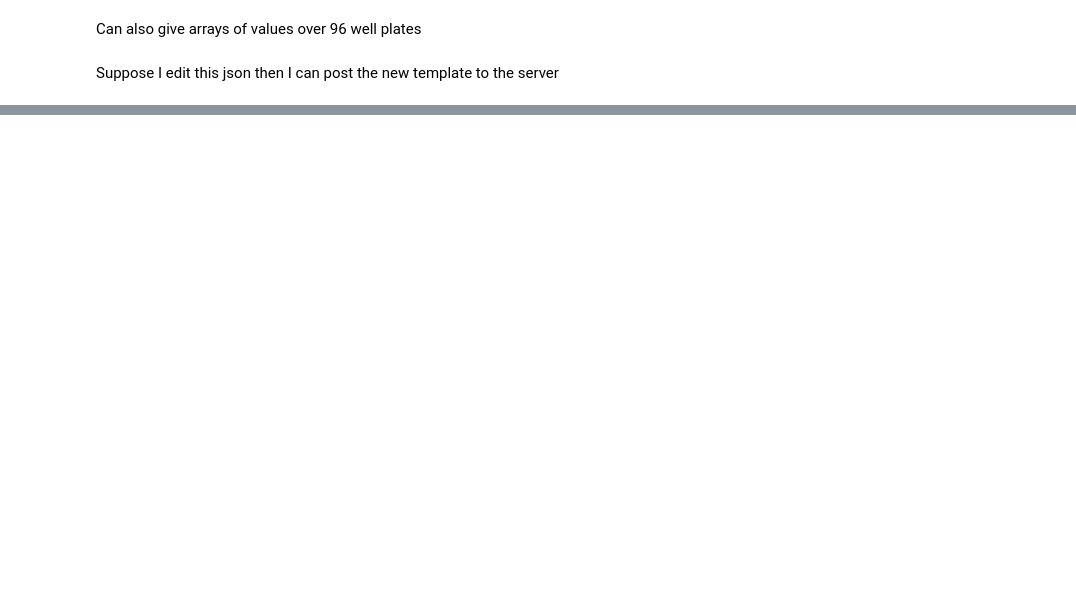
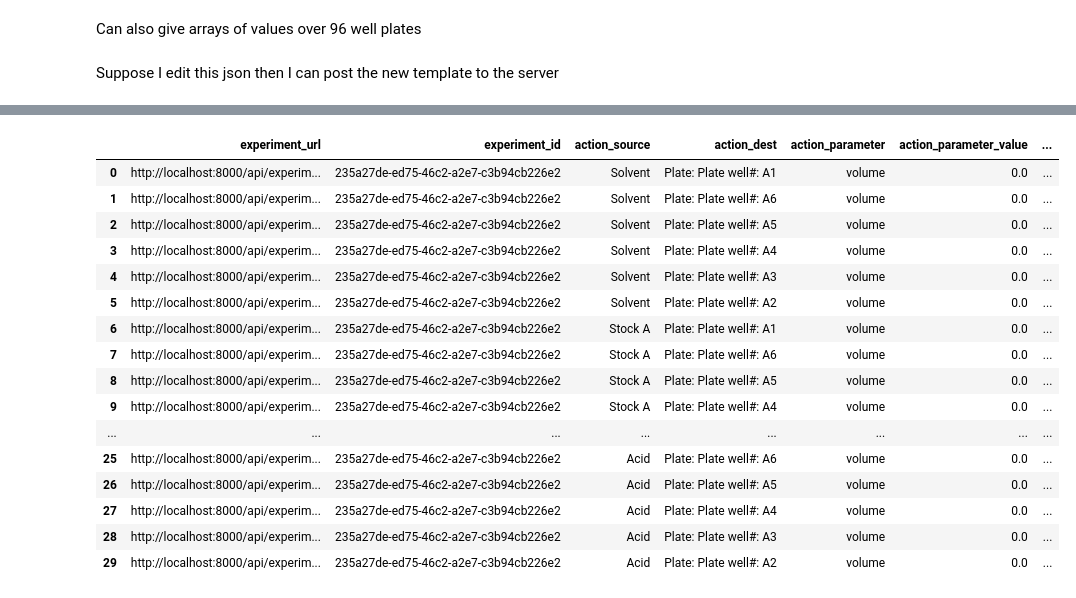
Before and after one commit to darkreactions/ESCALATE, a Jupyter notebook: demonstrations/REST_API_DEMO.ipynb, the cells around one changed output, grey strips where cells are left out. Saved outputs shown, nothing was run; the diff lists cells and outputs as text; code cells hidden in the pictures; blank space fills up the shorter version.

```diff
--- a/demonstrations/REST_API_DEMO.ipynb
+++ b/demonstrations/REST_API_DEMO.ipynb
@@ -517,0 +581,4 @@ This experiment then appears in the experiment queue. The experimentalist is not
+# %%
+%%time
+new_experiment_json = get_data('experiment/' + resp['new_experiment_created'].split('/')[-2],
+                                {'expand': 'workflow.step.workflow_object.action.parameter'}) # expanding deeply nested fields is somewhat slow
@@ -517,0 +590,46 @@ This experiment then appears in the experiment queue. The experimentalist is not
+# %%
+experiment_json = [new_experiment_json]
+# %%
+def experiment_json_to_df(experiment_json):
+    result = []
+    for e in experiment_json:
+        for workflow in e['workflow']:
+            if 'Dispense' not in workflow['description']:
+                    continue
+            for step in workflow['step']:
+                action = step['workflow_object']['action']
+                for parameter in action['parameter']:
+                    result.append(
+                        dict(
+                            experiment_url         = e['url'],
+                            experiment_id          = e['url'].split('/')[-2],
+                            action_source          = action['source_material_description'],
+                            action_dest            = action['destination_material_description'],
+                            action_parameter       = parameter['parameter_def_description'],
+                            action_parameter_value = float(parameter['parameter_val_nominal']['value']),
+                            action_parameter_unit  = parameter['parameter_val_nominal']['unit']
+                            )
+                        )
+    return pd.DataFrame(result)
+# %%
+results = experiment_json_to_df(experiment_json)
+# %%
+results
+# %% [output]
+|  | experiment_url | experiment_id | action_source | action_dest | action_parameter | action_parameter_value | ... |
+| 0 | http://localhost:8000/api/experim... | 235a27de-ed75-46c2-a2e7-c3b94cb226e2 | Solvent | Plate: Plate well#: A1 | volume | 0.0 | ... |
+| 1 | http://localhost:8000/api/experim... | 235a27de-ed75-46c2-a2e7-c3b94cb226e2 | Solvent | Plate: Plate well#: A6 | volume | 0.0 | ... |
+| 2 | http://localhost:8000/api/experim... | 235a27de-ed75-46c2-a2e7-c3b94cb226e2 | Solvent | Plate: Plate well#: A5 | volume | 0.0 | ... |
+| 3 | http://localhost:8000/api/experim... | 235a27de-ed75-46c2-a2e7-c3b94cb226e2 | Solvent | Plate: Plate well#: A4 | volume | 0.0 | ... |
+| 4 | http://localhost:8000/api/experim... | 235a27de-ed75-46c2-a2e7-c3b94cb226e2 | Solvent | Plate: Plate well#: A3 | volume | 0.0 | ... |
+| 5 | http://localhost:8000/api/experim... | 235a27de-ed75-46c2-a2e7-c3b94cb226e2 | Solvent | Plate: Plate well#: A2 | volume | 0.0 | ... |
+| 6 | http://localhost:8000/api/experim... | 235a27de-ed75-46c2-a2e7-c3b94cb226e2 | Stock A | Plate: Plate well#: A1 | volume | 0.0 | ... |
+| 7 | http://localhost:8000/api/experim... | 235a27de-ed75-46c2-a2e7-c3b94cb226e2 | Stock A | Plate: Plate well#: A6 | volume | 0.0 | ... |
+| 8 | http://localhost:8000/api/experim... | 235a27de-ed75-46c2-a2e7-c3b94cb226e2 | Stock A | Plate: Plate well#: A5 | volume | 0.0 | ... |
+| 9 | http://localhost:8000/api/experim... | 235a27de-ed75-46c2-a2e7-c3b94cb226e2 | Stock A | Plate: Plate well#: A4 | volume | 0.0 | ... |
+| ... | ... | ... | ... | ... | ... | ... | ... |
+| 25 | http://localhost:8000/api/experim... | 235a27de-ed75-46c2-a2e7-c3b94cb226e2 | Acid | Plate: Plate well#: A6 | volume | 0.0 | ... |
+| 26 | http://localhost:8000/api/experim... | 235a27de-ed75-46c2-a2e7-c3b94cb226e2 | Acid | Plate: Plate well#: A5 | volume | 0.0 | ... |
+| 27 | http://localhost:8000/api/experim... | 235a27de-ed75-46c2-a2e7-c3b94cb226e2 | Acid | Plate: Plate well#: A4 | volume | 0.0 | ... |
+| 28 | http://localhost:8000/api/experim... | 235a27de-ed75-46c2-a2e7-c3b94cb226e2 | Acid | Plate: Plate well#: A3 | volume | 0.0 | ... |
+| 29 | http://localhost:8000/api/experim... | 235a27de-ed75-46c2-a2e7-c3b94cb226e2 | Acid | Plate: Plate well#: A2 | volume | 0.0 | ... |
```
Also changed, not shown: parts of 66 cells of this notebook.
